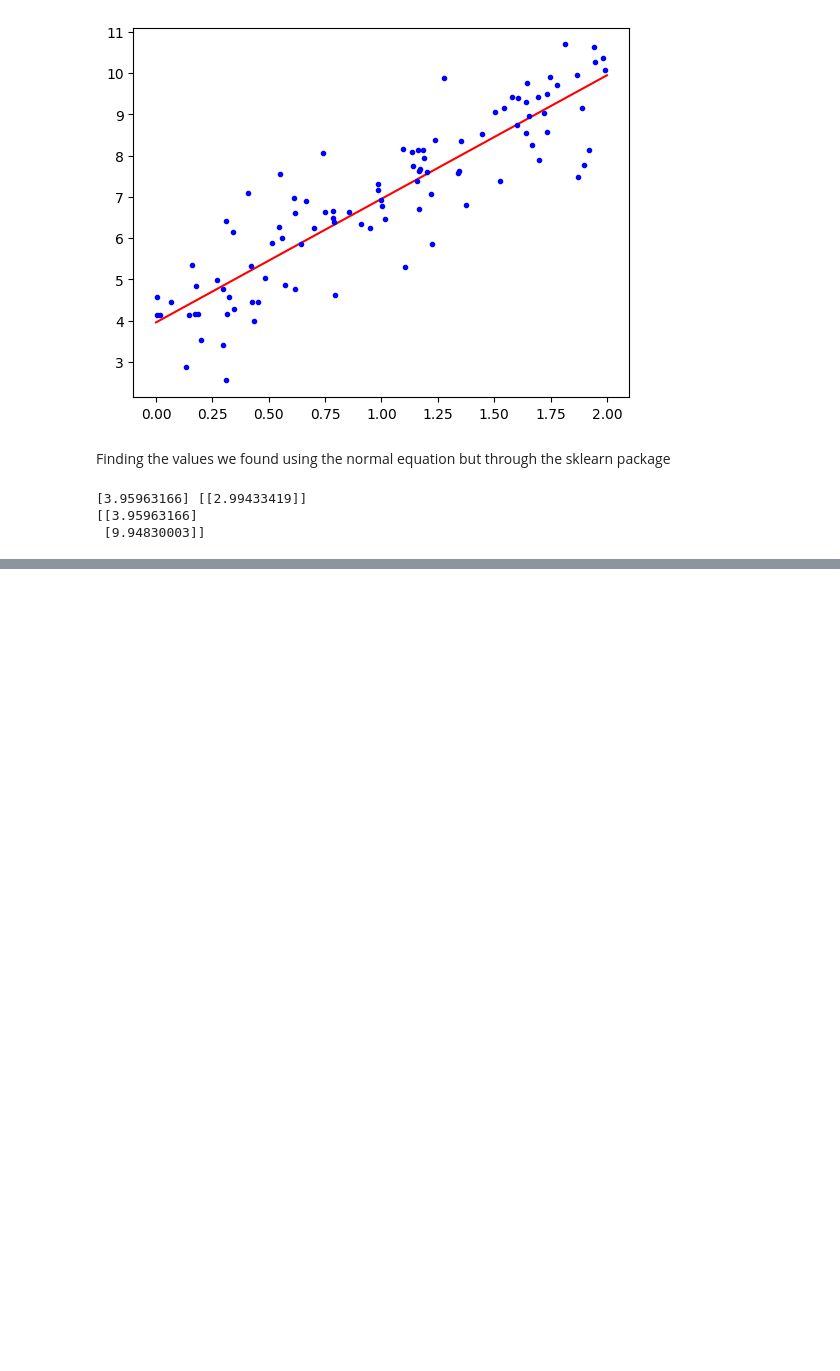
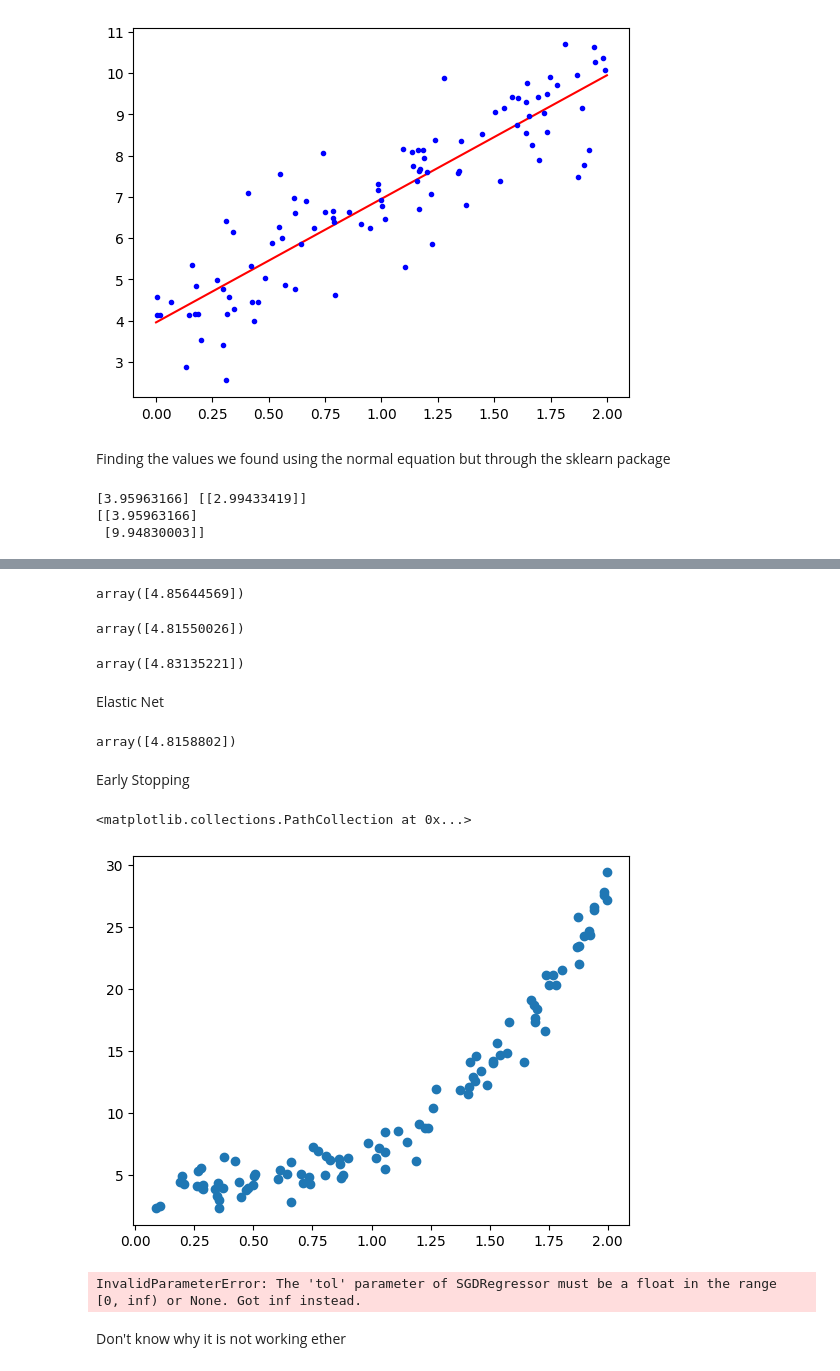
Before and after one commit to Topusaha/Hands_On_Machien_Learning_Projects, a Jupyter notebook: Chapter4/training_models.ipynb, the cells around one changed output, grey strips where cells are left out. Cells and saved outputs as stored; diff of their text form; code cells hidden in the pictures; blank space fills up the shorter version.

```diff
--- a/Chapter4/training_models.ipynb
+++ b/Chapter4/training_models.ipynb
@@ -51,0 +164,77 @@ print(lin_reg.predict(x_new))
+# %%
+from sklearn.linear_model import SGDRegressor
+
+sgd_reg = SGDRegressor(penalty='l2')
+sgd_reg.fit(X, y.ravel())
+sgd_reg.predict([[1.5]])
+# %% [output]
+array([4.85644569])
+# %%
+from sklearn.linear_model import Lasso
+
+lasso_reg = Lasso(alpha=0.1)
+lasso_reg.fit(X, y)
+lasso_reg.predict([[1.5]])
+# %% [output]
+array([4.81550026])
+# %%
+lasso_reg = SGDRegressor(penalty='l1')
+sgd_reg.fit(X, y.ravel())
+sgd_reg.predict([[1.5]])
+# %% [output]
+array([4.83135221])
+# %% [markdown]
+Elastic Net
+# %%
+from sklearn.linear_model import ElasticNet
+
+elastic_net = ElasticNet(alpha=0.1, l1_ratio=0.5)
+elastic_net.fit(X, y)
+elastic_net.predict([[1.5]])
+# %% [output]
+array([4.8158802])
+# %% [markdown]
+Early Stopping
+# %%
+from sklearn.model_selection import train_test_split
+
+x = 2 * np.random.rand(100,1)
+y = 4 + 3 * (x**3) + np.random.randn(100,1)
+
+X_train, X_test, y_train, y_test = train_test_split(X, y, test_size=0.2)
+
+plt.scatter(x,y)
+# %% [output]
+<matplotlib.collections.PathCollection at 0x...>
+[figure, added]
+# %%
+from sklearn.base import clone
+from sklearn.preprocessing import StandardScaler
+from sklearn.metrics import mean_squared_error
+
+poly_scaler = Pipeline([
+    ("poly_features", PolynomialFeatures(degree=90, include_bias=False)),
+    ("std_scaler", StandardScaler())
+])
+
+X_train_poly_scaled = poly_scaler.fit_transform(X_train)
+X_val_poly_scaled = poly_scaler.transform(X_test)
+
+sgd_reg = SGDRegressor(max_iter=1, tol=(np.infty), warm_start=True, penalty=None, learning_rate="constant", eta0=0.0005)
+
+min_val_error = float('inf')
+best_epoch = None
+best_model = None
+
+for epoch in range(1000):
+    sgd_reg.fit(X_train_poly_scaled, y_train)
+    y_val_predict = sgd_reg.predict(X_val_poly_scaled)
+    val_error = mean_squared_error(y_test, y_val_predict)
+    if val_error < min_val_error:
+        min_val_error = val_error
+        best_epoch = epoch
+        best_model = clone(sgd_reg)
+# %% [output]
+InvalidParameterError: The 'tol' parameter of SGDRegressor must be a float in the range [0, inf) or None. Got inf instead.
+# %% [markdown]
+Don't know why it is not working ether
```
Also changed, not shown: parts of 14 cells of this notebook.
